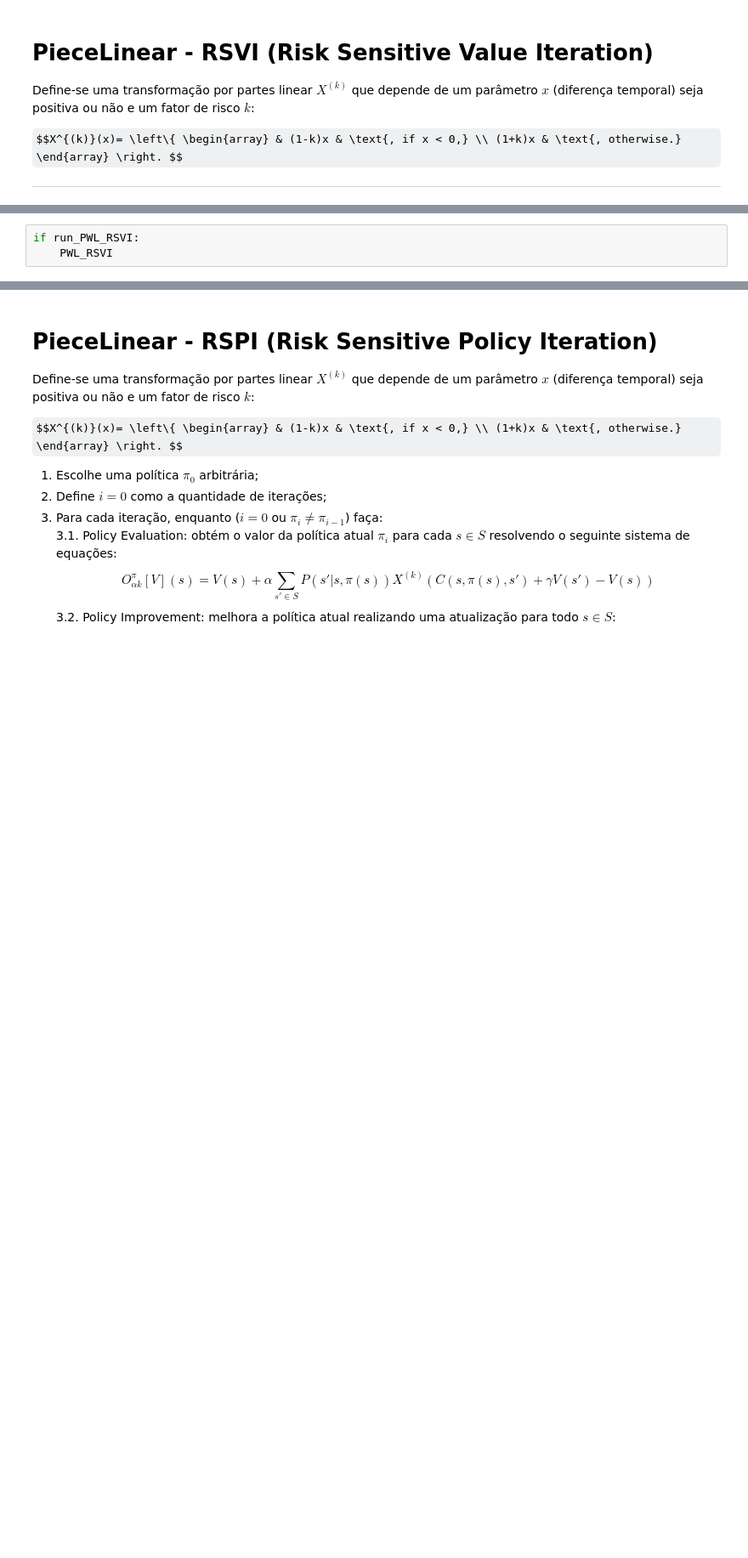
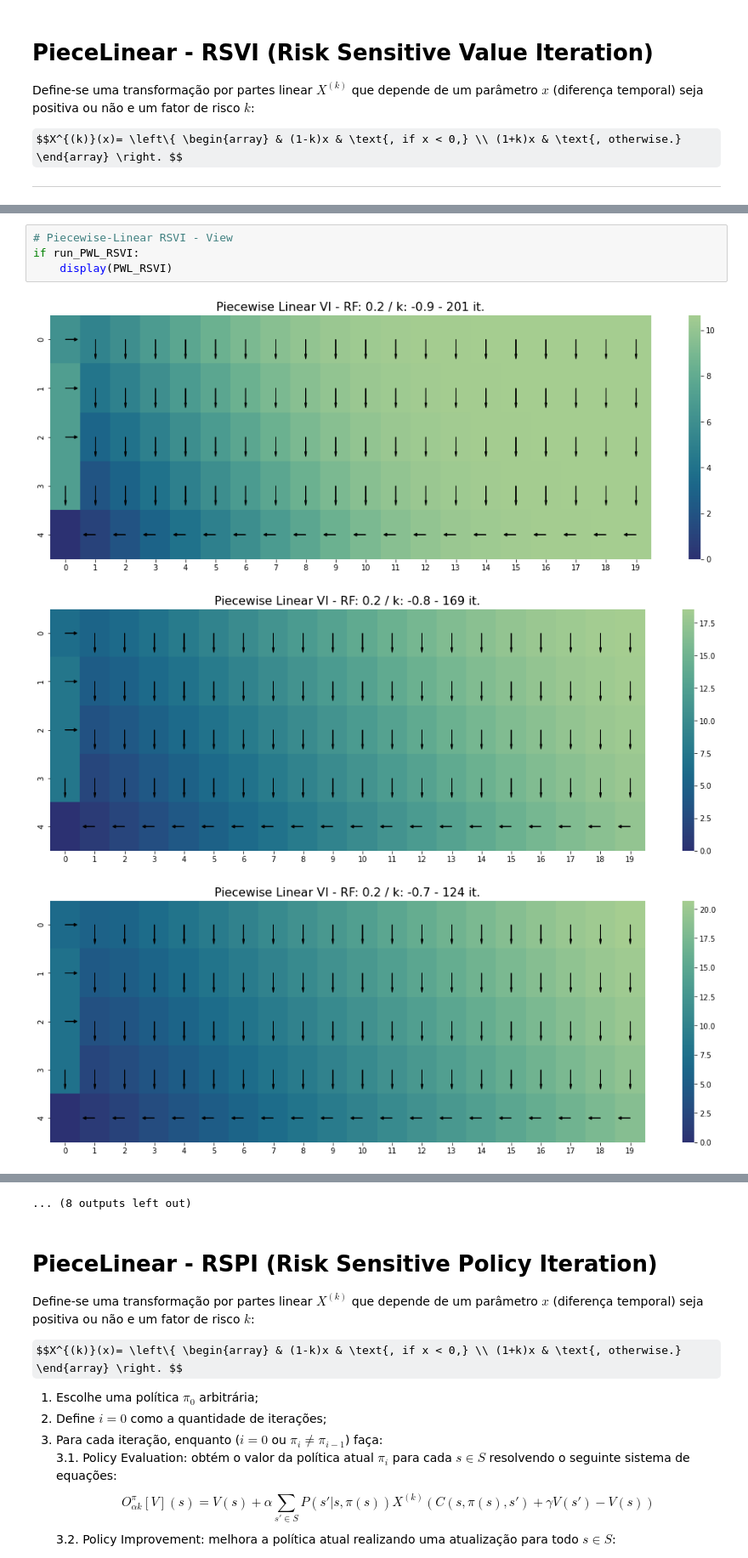
Before and after one commit to igormiyamura/ppgsi_riskaverse_rl, a Jupyter notebook: notebooks/1_Experimentos.ipynb, the cells around one changed output, grey strips where cells are left out. Shown at 85% size. Drawn from its saved outputs; the diff is of its cells as text; some formulas as TeX source; blank space fills up the shorter version.

```diff
--- a/notebooks/1_Experimentos.ipynb
+++ b/notebooks/1_Experimentos.ipynb
@@ -260,5 +302,10 @@ Processando: RF [0.2] K [0.9] Alpha [0.53]
 if run_PWL_RSVI:
     PWL_RSVI.keys()
-# %%
-if run_PWL_RSVI:
-    PWL_RSVI
+# %%
+# Piecewise-Linear RSVI - View
+if run_PWL_RSVI:
+    display(PWL_RSVI)
+# %% [output]
+[figure, added]
+[figure, added]
+[figure, added]
@@ -265,3 +321,4 @@ if run_PWL_RSVI:
+... (8 outputs left out)
 # %% [markdown]
 # PieceLinear - RSPI (Risk Sensitive Policy Iteration)
 
```
Also changed, not shown: parts of 17 cells of this notebook, 2 other files.
